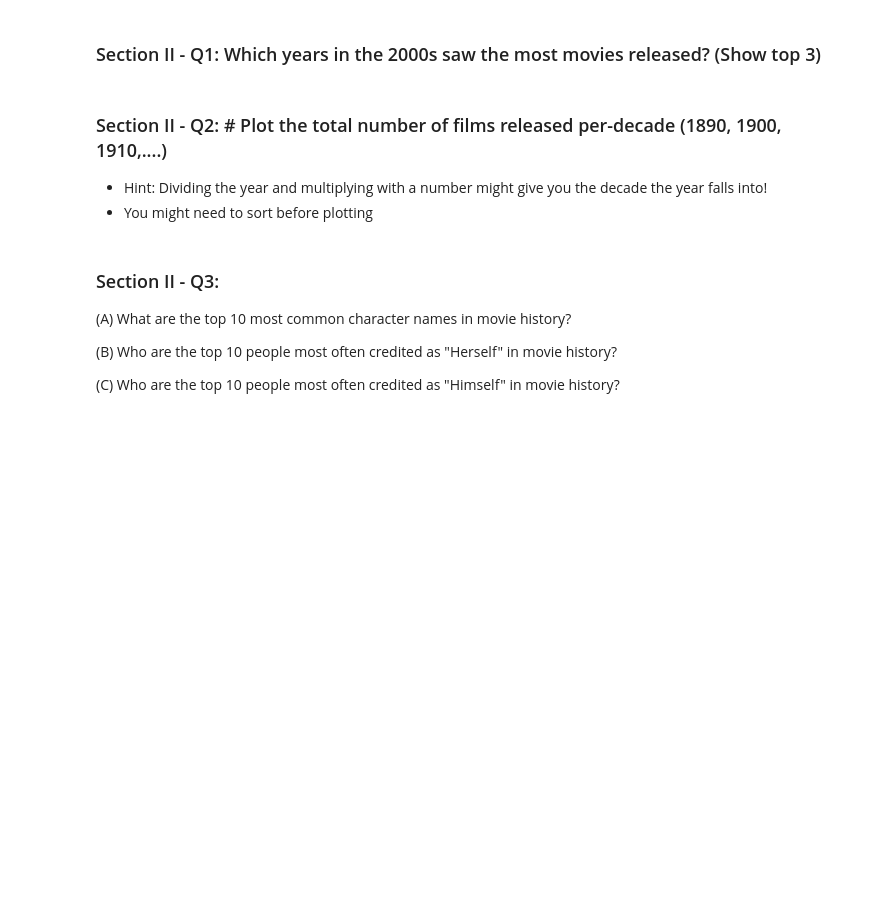
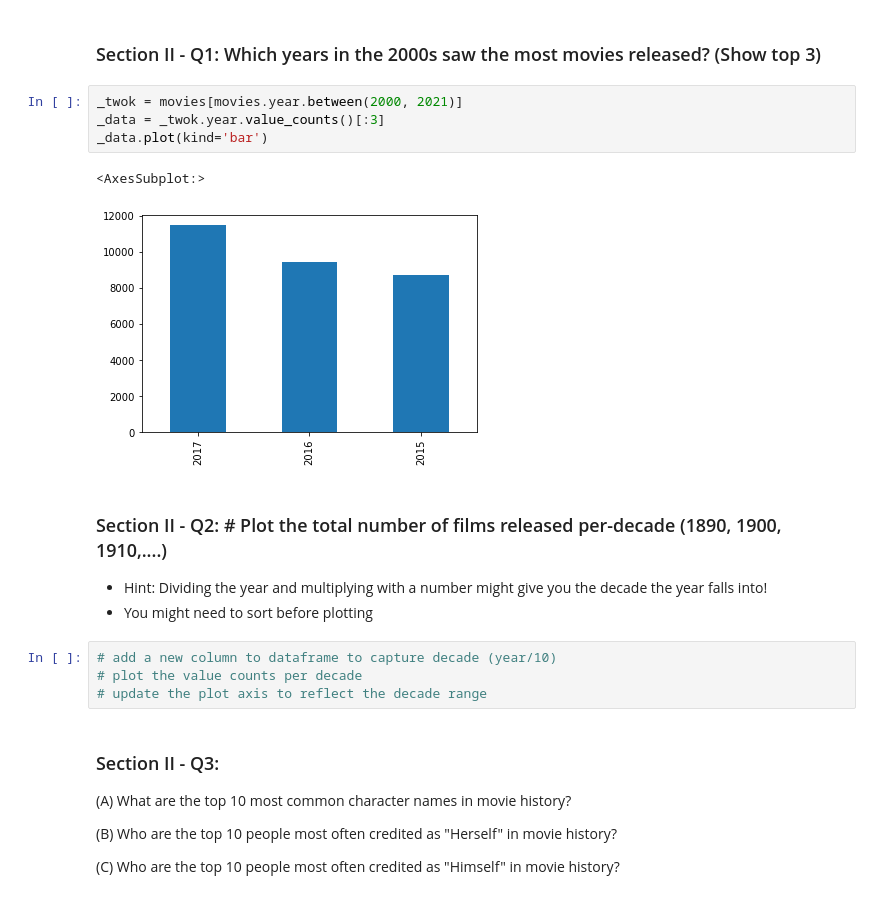
Before and after one commit to amtsatterfield/mec-mini-projects, a Jupyter notebook: mec-5.3.10-data-wranging-with-pandas-mini-project/Mini_Project_Data_Wrangling_Pandas.ipynb, the cells around one changed output. Drawn from its saved outputs; the diff is of its cells as text; blank space fills up the shorter version.

```diff
--- a/mec-5.3.10-data-wranging-with-pandas-mini-project/Mini_Project_Data_Wrangling_Pandas.ipynb
+++ b/mec-5.3.10-data-wranging-with-pandas-mini-project/Mini_Project_Data_Wrangling_Pandas.ipynb
@@ -389,9 +404,20 @@ top_ten.plot(kind='barh')
 # %% [markdown]
 ### Section II - Q1:  Which years in the 2000s saw the most movies released? (Show top 3)
+# %%
+_twok = movies[movies.year.between(2000, 2021)]
+_data = _twok.year.value_counts()[:3]
+_data.plot(kind='bar')
+# %% [output]
+<AxesSubplot:>
+[figure, added]
 # %% [markdown]
 ### Section II - Q2: # Plot the total number of films released per-decade (1890, 1900, 1910,....)
 - Hint: Dividing the year and multiplying with a number might give you the decade the year falls into!
 - You might need to sort before plotting
+# %%
+# add a new column to dataframe to capture decade (year/10)
+# plot the value counts per decade
+# update the plot axis to reflect the decade range
 # %% [markdown]
 ### Section II - Q3:
 
```
Also changed, not shown: parts of 2 cells of this notebook.
